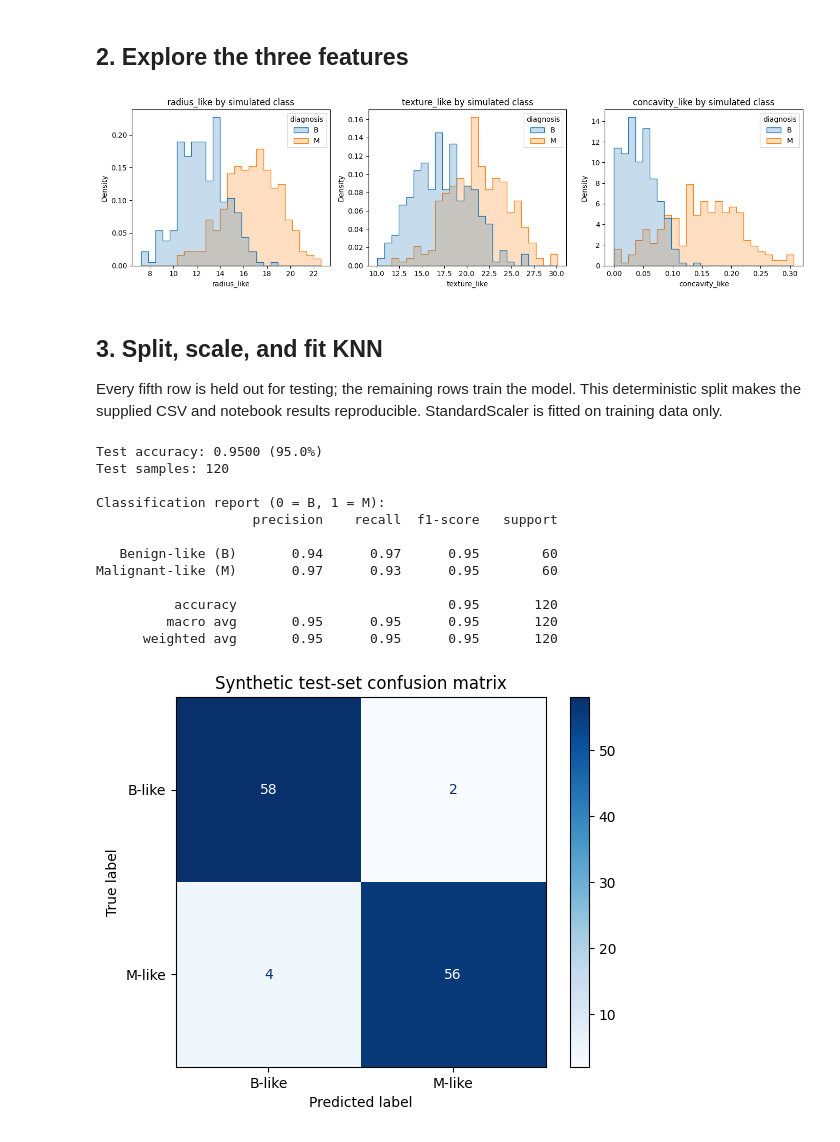
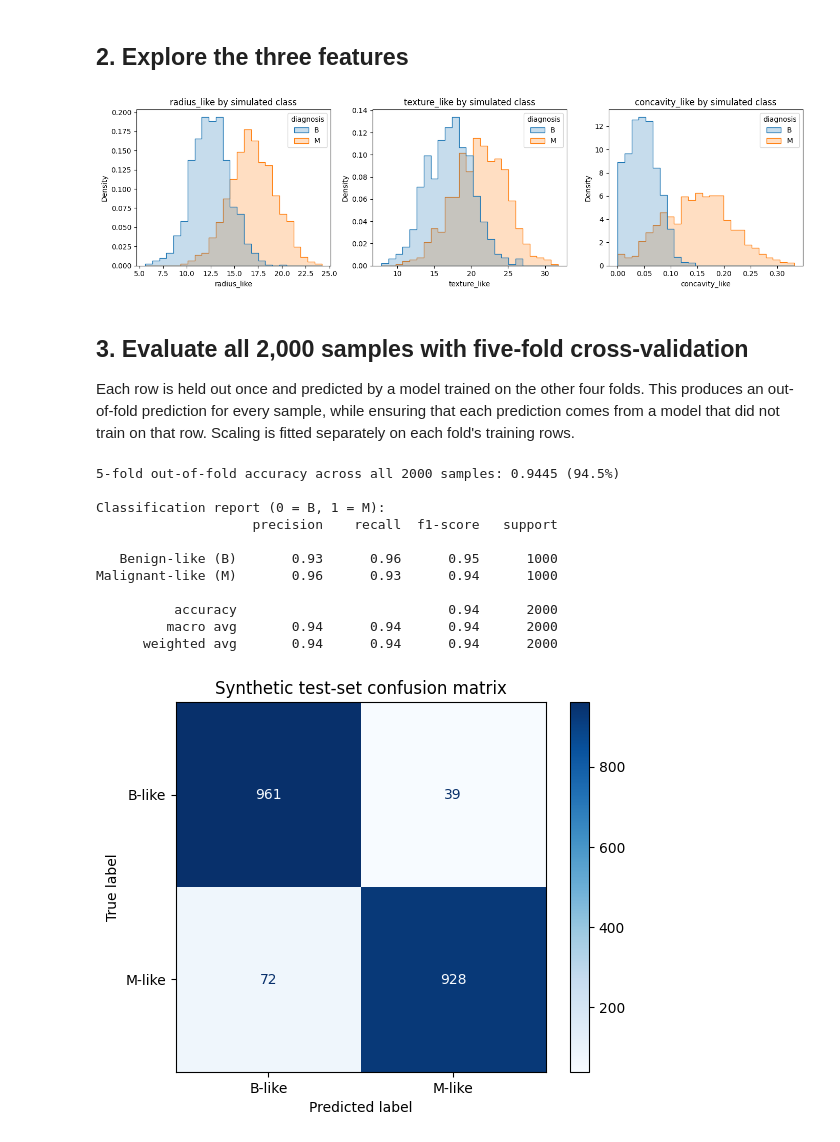
Before and after one commit to BendonTheCool/ai-agent-template, a Jupyter notebook: cancer-knn.ipynb, the cells around one changed output. Drawn from its saved outputs; the diff is of its cells as text; code cells hidden in the pictures.

Commit message:
Kaggle Notebook | Cancer KNN | Version 3

```diff
--- a/cancer-knn.ipynb
+++ b/cancer-knn.ipynb
@@ -12,11 +12,11 @@ Add `synthetic_three_feature_dataset.csv` as a Kaggle input. The search below fi
 from pathlib import Path
 import pandas as pd
 
-candidates = list(Path('/kaggle/input').rglob('synthetic_three_feature_dataset.csv')) if Path('/kaggle/input').exists() else []
+candidates = list(Path('/kaggle/input').rglob('synthetic_three_feature_dataset_big.csv')) if Path('/kaggle/input').exists() else []
 if not candidates:
-    candidates = list(Path('.').rglob('synthetic_three_feature_dataset.csv'))
+    candidates = list(Path('.').rglob('synthetic_three_feature_dataset_big.csv'))
 if not candidates:
-    raise FileNotFoundError('Add synthetic_three_feature_dataset.csv as a Kaggle input.')
+    raise FileNotFoundError('Add synthetic_three_feature_dataset_big.csv as a Kaggle input.')
 df = pd.read_csv(candidates[0])
 display(df.head())
 print('Rows and columns:', df.shape)
@@ -51,12 +51,13 @@ for ax, feature in zip(axes, ['radius_like', 'texture_like', 'concavity_like']):
 plt.tight_layout()
 plt.show()
 # %% [output]
-[figure, old version]
+[figure, new version]
-# %% [markdown]
-## 3. Split, scale, and fit KNN
-
-Every fifth row is held out for testing; the remaining rows train the model. This deterministic split makes the supplied CSV and notebook results reproducible. StandardScaler is fitted on training data only.
+# %% [markdown]
+## 3. Evaluate all 2,000 samples with five-fold cross-validation
+
+Each row is held out once and predicted by a model trained on the other four folds. This produces an out-of-fold prediction for every sample, while ensuring that each prediction comes from a model that did not train on that row. Scaling is fitted separately on each fold's training rows.
 # %%
+import numpy as np
 from sklearn.preprocessing import StandardScaler
 from sklearn.neighbors import KNeighborsClassifier
 from sklearn.metrics import accuracy_score, confusion_matrix, ConfusionMatrixDisplay, classification_report
@@ -64,42 +65,41 @@ from sklearn.metrics import accuracy_score, confusion_matrix, ConfusionMatrixDis
 feature_names = ['radius_like', 'texture_like', 'concavity_like']
 X = df[feature_names]
 y = df['diagnosis'].map({'B': 0, 'M': 1})
-test_mask = (df.index % 5 == 0)
-X_train, X_test = X.loc[~test_mask], X.loc[test_mask]
-y_train, y_test = y.loc[~test_mask], y.loc[test_mask]
+oof_pred = np.empty(len(df), dtype=int)
+for fold in range(5):
+    test_mask = (df.index % 5 == fold)
+    X_train, X_test = X.loc[~test_mask], X.loc[test_mask]
+    y_train = y.loc[~test_mask]
+    scaler = StandardScaler()
+    X_train_scaled = scaler.fit_transform(X_train)
+    X_test_scaled = scaler.transform(X_test)
+    knn = KNeighborsClassifier(n_neighbors=7, metric='euclidean')
+    knn.fit(X_train_scaled, y_train)
+    oof_pred[test_mask] = knn.predict(X_test_scaled)
 
-scaler = StandardScaler()
-X_train_scaled = scaler.fit_transform(X_train)
-X_test_scaled = scaler.transform(X_test)
-knn = KNeighborsClassifier(n_neighbors=7, metric='euclidean')
-knn.fit(X_train_scaled, y_train)
-y_pred = knn.predict(X_test_scaled)
-
-accuracy = accuracy_score(y_test, y_pred)
-print(f'Test accuracy: {accuracy:.4f} ({accuracy:.1%})')
-print('Test samples:', len(y_test))
+accuracy = accuracy_score(y, oof_pred)
+print(f'5-fold out-of-fold accuracy across all {len(df)} samples: {accuracy:.4f} ({accuracy:.1%})')
 print('\nClassification report (0 = B, 1 = M):')
-print(classification_report(y_test, y_pred, target_names=['Benign-like (B)', 'Malignant-like (M)']))
+print(classification_report(y, oof_pred, target_names=['Benign-like (B)', 'Malignant-like (M)']))
 # %% [output]
-Test accuracy: 0.9500 (95.0%)
-Test samples: 120
+5-fold out-of-fold accuracy across all 2000 samples: 0.9445 (94.5%)
 
 Classification report (0 = B, 1 = M):
                     precision    recall  f1-score   support
 
-   Benign-like (B)       0.94      0.97      0.95        60
-Malignant-like (M)       0.97      0.93      0.95        60
+   Benign-like (B)       0.93      0.96      0.95      1000
+Malignant-like (M)       0.96      0.93      0.94      1000
 
-          accuracy                           0.95       120
-         macro avg       0.95      0.95      0.95       120
-      weighted avg       0.95      0.95      0.95       120
+          accuracy                           0.94      2000
+         macro avg       0.94      0.94      0.94      2000
+      weighted avg       0.94      0.94      0.94      2000
 # %%
-cm = confusion_matrix(y_test, y_pred, labels=[0, 1])
+cm = confusion_matrix(y, oof_pred, labels=[0, 1])
 ConfusionMatrixDisplay(cm, display_labels=['B-like', 'M-like']).plot(cmap='Blues', values_format='d')
 plt.title('Synthetic test-set confusion matrix')
 plt.show()
 # %% [output]
-[figure, old version]
+[figure, new version]
 # %% [markdown]
 ## 4. Interpretation
 
```
Also changed, not shown: parts of 3 cells of this notebook.
